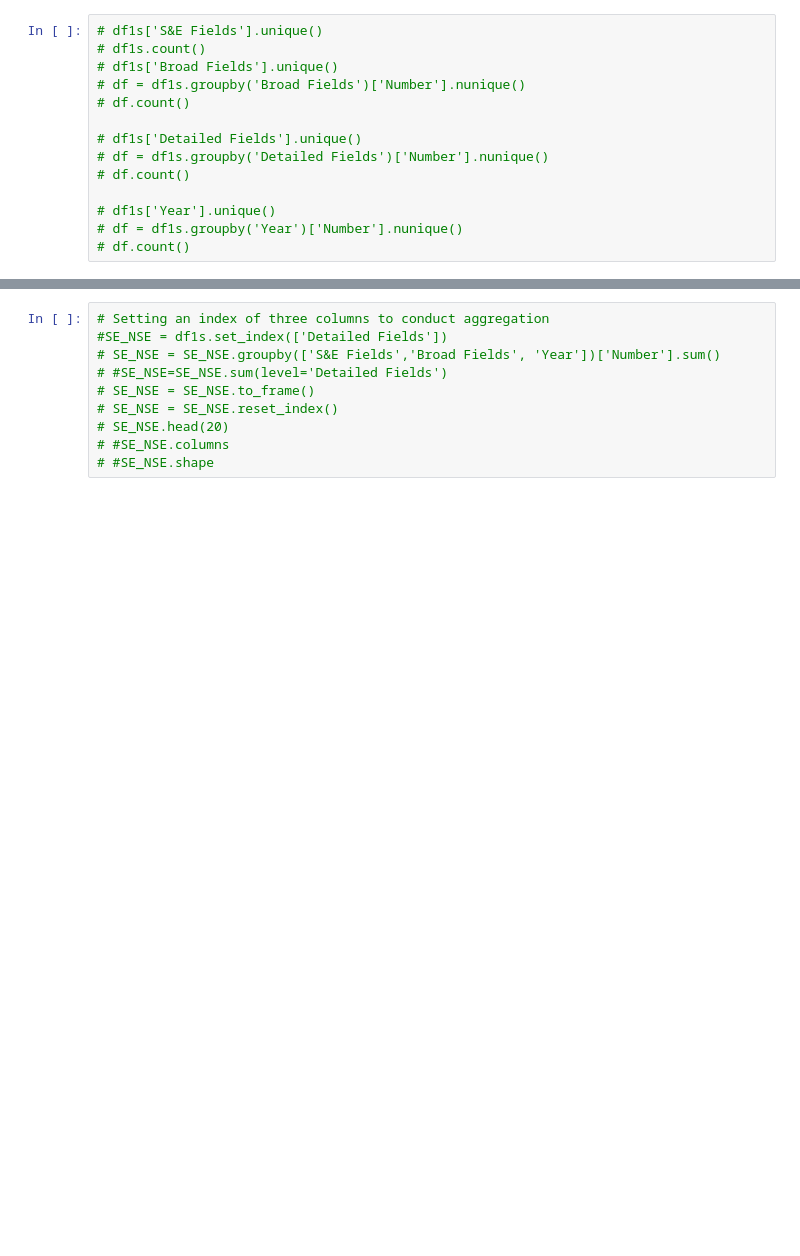
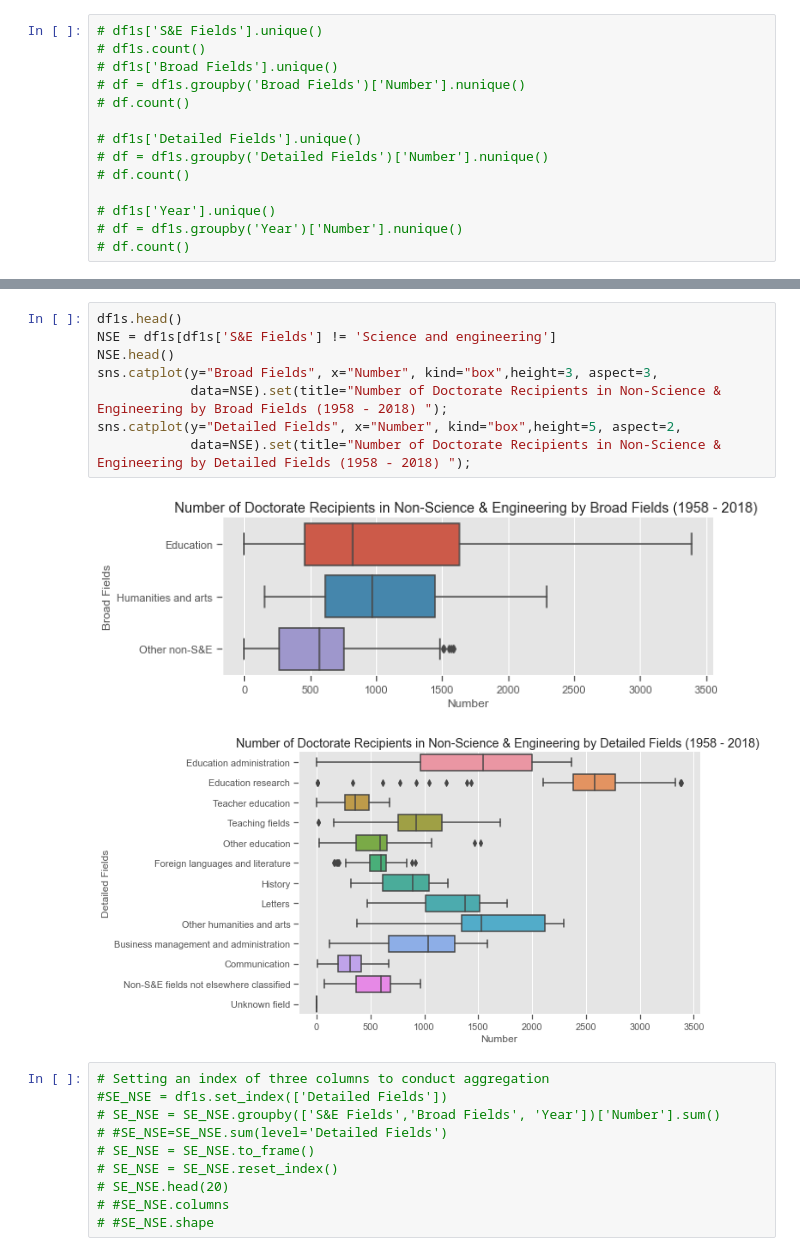
Before and after one commit to mulukenm/dataScience, a Jupyter notebook: SQLComparisonVisualization.ipynb, the cells around one changed output, grey strips where cells are left out. Drawn from its saved outputs; the diff is of its cells as text; blank space fills up the shorter version.

```diff
--- a/SQLComparisonVisualization.ipynb
+++ b/SQLComparisonVisualization.ipynb
@@ -178,3 +194,14 @@ Text(0, 0.5, 'Year')
+# %%
+df1s.head()
+NSE = df1s[df1s['S&E Fields'] != 'Science and engineering']
+NSE.head()
+sns.catplot(y="Broad Fields", x="Number", kind="box",height=3, aspect=3,
+            data=NSE).set(title="Number of Doctorate Recipients in Non-Science & Engineering by Broad Fields (1958 - 2018) ");
+sns.catplot(y="Detailed Fields", x="Number", kind="box",height=5, aspect=2,
+            data=NSE).set(title="Number of Doctorate Recipients in Non-Science & Engineering by Detailed Fields (1958 - 2018) ");
+# %% [output]
+[figure, added]
+[figure, added]
 # %%
 # Setting an index of three columns to conduct aggregation
 #SE_NSE = df1s.set_index(['Detailed Fields'])
```
Also changed, not shown: parts of 1 cell of this notebook.
